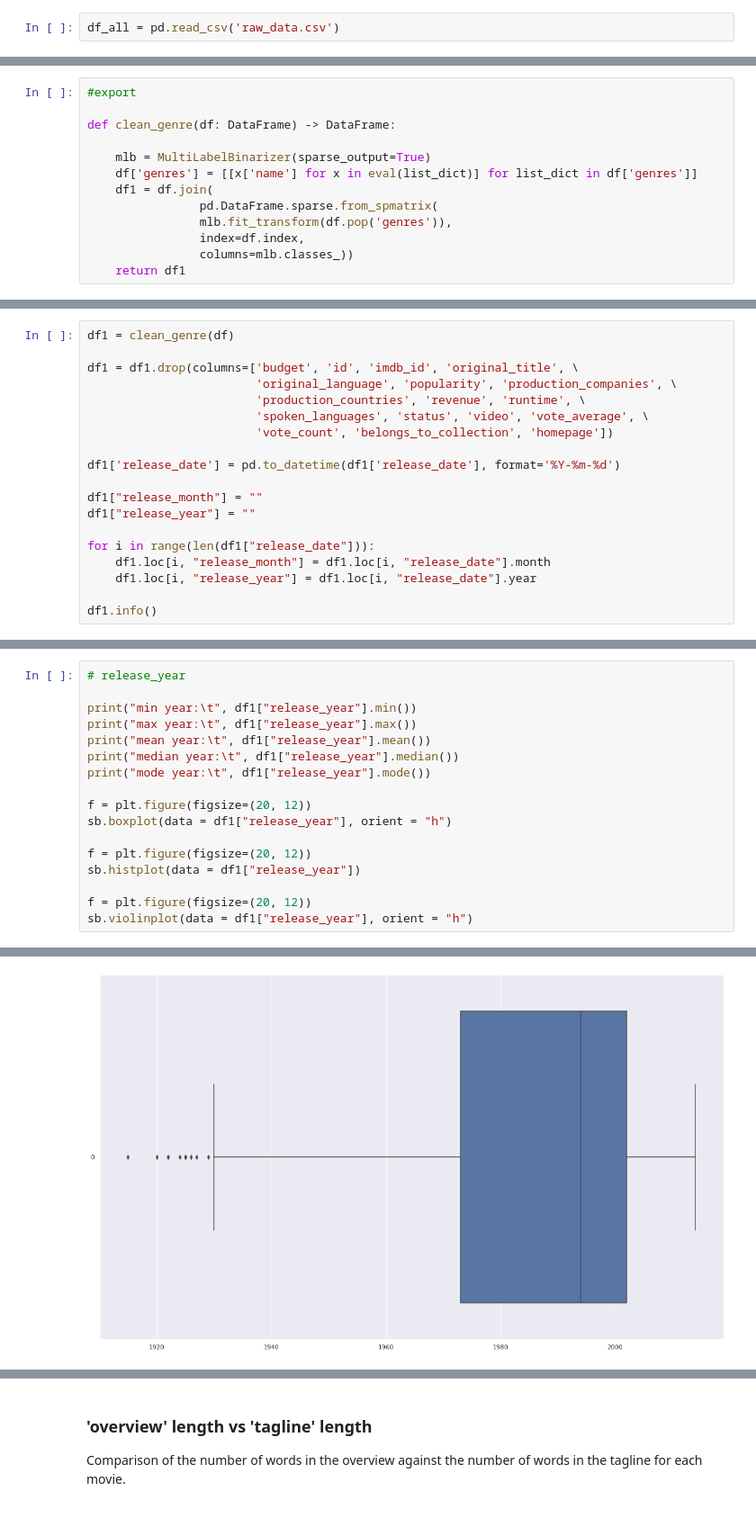
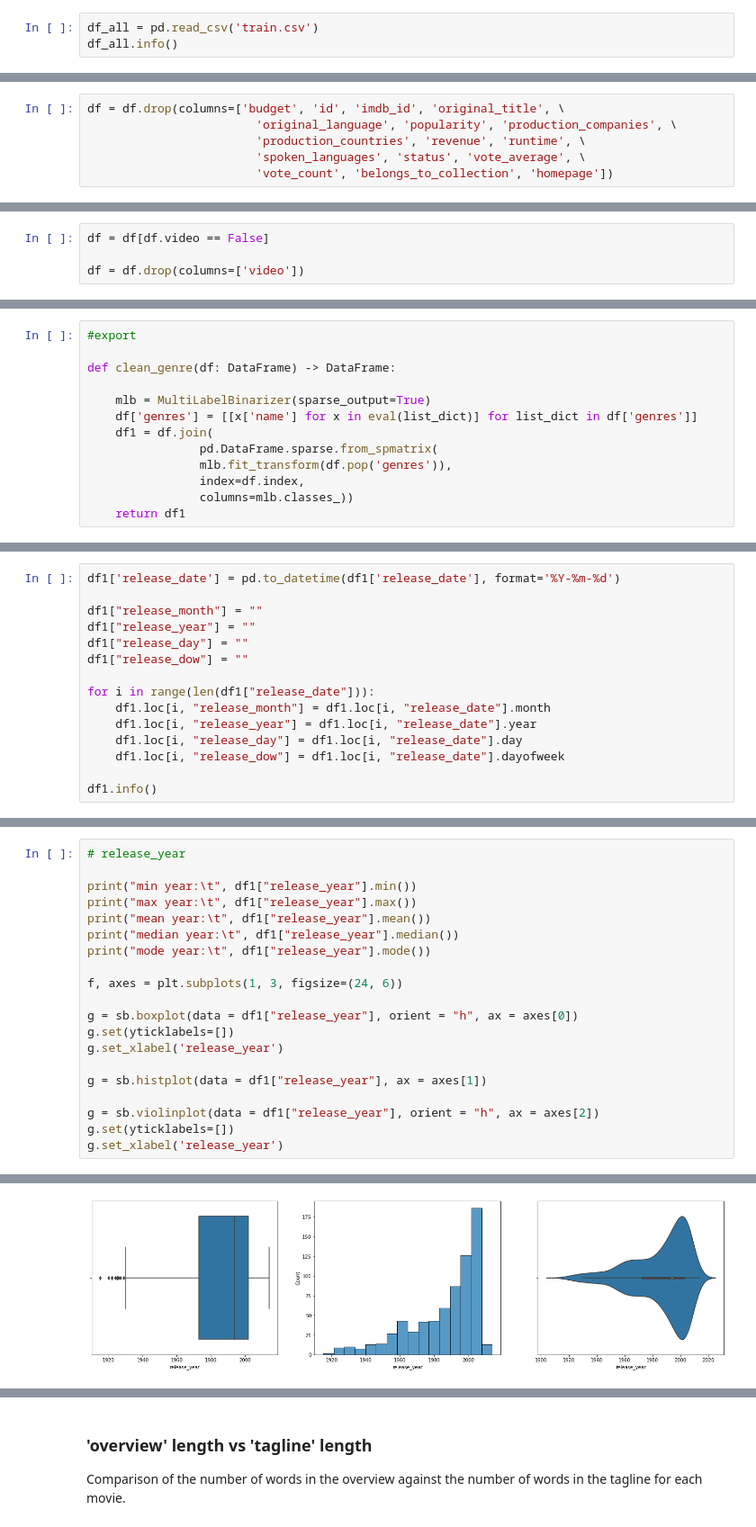
Before and after one commit to Benjamintdk/DSAI-Project, a Jupyter notebook: 01_eda.ipynb, the cells around one changed output, grey strips where cells are left out. Shown at 90% size. Drawn from its saved outputs; the diff is of its cells as text.

Commit message:
finalized cleaning notebook for eda

```diff
--- a/01_eda.ipynb
+++ b/01_eda.ipynb
@@ -28,4 +31,5 @@ import json
 ## Import the Dataset and Clean Data
 The dataset is in CSV format; hence we use the read_csv function from Pandas into the dataframe 'df_all'
 # %%
-df_all = pd.read_csv('raw_data.csv')
+df_all = pd.read_csv('train.csv')
+df_all.info()
@@ -66,0 +108,6 @@ At this point 'release_date' will also be parsed as datetime. We will create 're
+# %%
+df = df.drop(columns=['budget', 'id', 'imdb_id', 'original_title', \
+                        'original_language', 'popularity', 'production_companies', \
+                        'production_countries', 'revenue', 'runtime', \
+                        'spoken_languages', 'status', 'vote_average', \
+                        'vote_count', 'belongs_to_collection', 'homepage'])
@@ -66,0 +120,4 @@ At this point 'release_date' will also be parsed as datetime. We will create 're
+# %%
+df = df[df.video == False]
+
+df = df.drop(columns=['video'])
@@ -80,20 +163,16 @@ def clean_genre(df: DataFrame) -> DataFrame:
 # %%
-df1 = clean_genre(df)
-
-df1 = df1.drop(columns=['budget', 'id', 'imdb_id', 'original_title', \
-                        'original_language', 'popularity', 'production_companies', \
-                        'production_countries', 'revenue', 'runtime', \
-                        'spoken_languages', 'status', 'video', 'vote_average', \
-                        'vote_count', 'belongs_to_collection', 'homepage'])
-
 df1['release_date'] = pd.to_datetime(df1['release_date'], format='%Y-%m-%d')
 
 df1["release_month"] = ""
 df1["release_year"] = ""
+df1["release_day"] = ""
+df1["release_dow"] = ""
 
 for i in range(len(df1["release_date"])):
     df1.loc[i, "release_month"] = df1.loc[i, "release_date"].month
     df1.loc[i, "release_year"] = df1.loc[i, "release_date"].year
+    df1.loc[i, "release_day"] = df1.loc[i, "release_date"].day
+    df1.loc[i, "release_dow"] = df1.loc[i, "release_date"].dayofweek
 
 df1.info()
 # %% [output]
@@ -180,14 +228,17 @@ print("mean year:\t", df1["release_year"].mean())
 print("median year:\t", df1["release_year"].median())
 print("mode year:\t", df1["release_year"].mode())
 
-f = plt.figure(figsize=(20, 12))
-sb.boxplot(data = df1["release_year"], orient = "h")
+f, axes = plt.subplots(1, 3, figsize=(24, 6))
 
-f = plt.figure(figsize=(20, 12))
-sb.histplot(data = df1["release_year"])
+g = sb.boxplot(data = df1["release_year"], orient = "h", ax = axes[0])
+g.set(yticklabels=[])
+g.set_xlabel('release_year')
 
-f = plt.figure(figsize=(20, 12))
-sb.violinplot(data = df1["release_year"], orient = "h")
+g = sb.histplot(data = df1["release_year"], ax = axes[1])
+
+g = sb.violinplot(data = df1["release_year"], orient = "h", ax = axes[2])
+g.set(yticklabels=[])
+g.set_xlabel('release_year')
 # %% [output]
 min year:        1915
 max year:        2014
@@ -199 +250 @@ dtype: object
-[figure, old version]
+[figure, new version]
```
Also changed, not shown: parts of 72 cells of this notebook.
